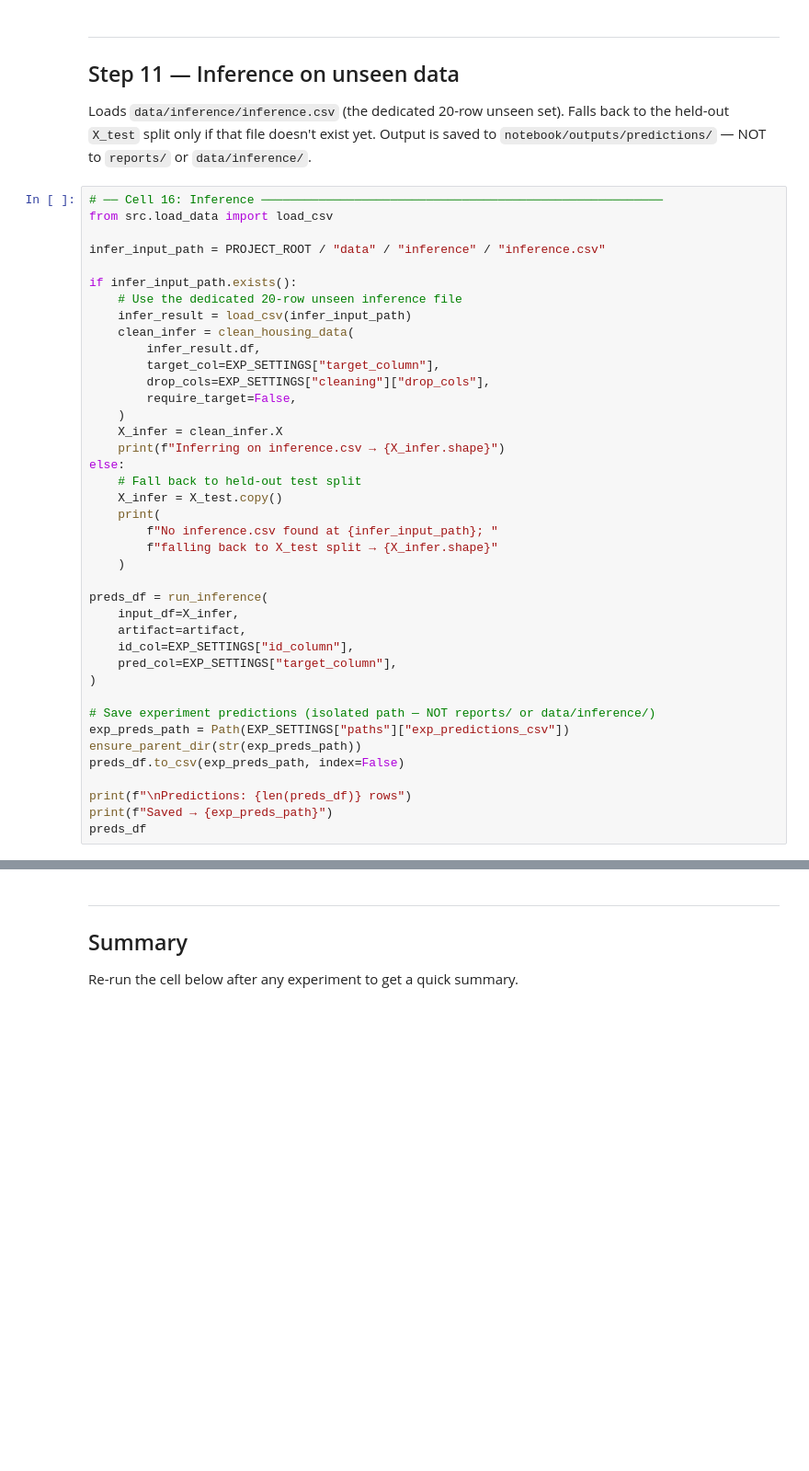
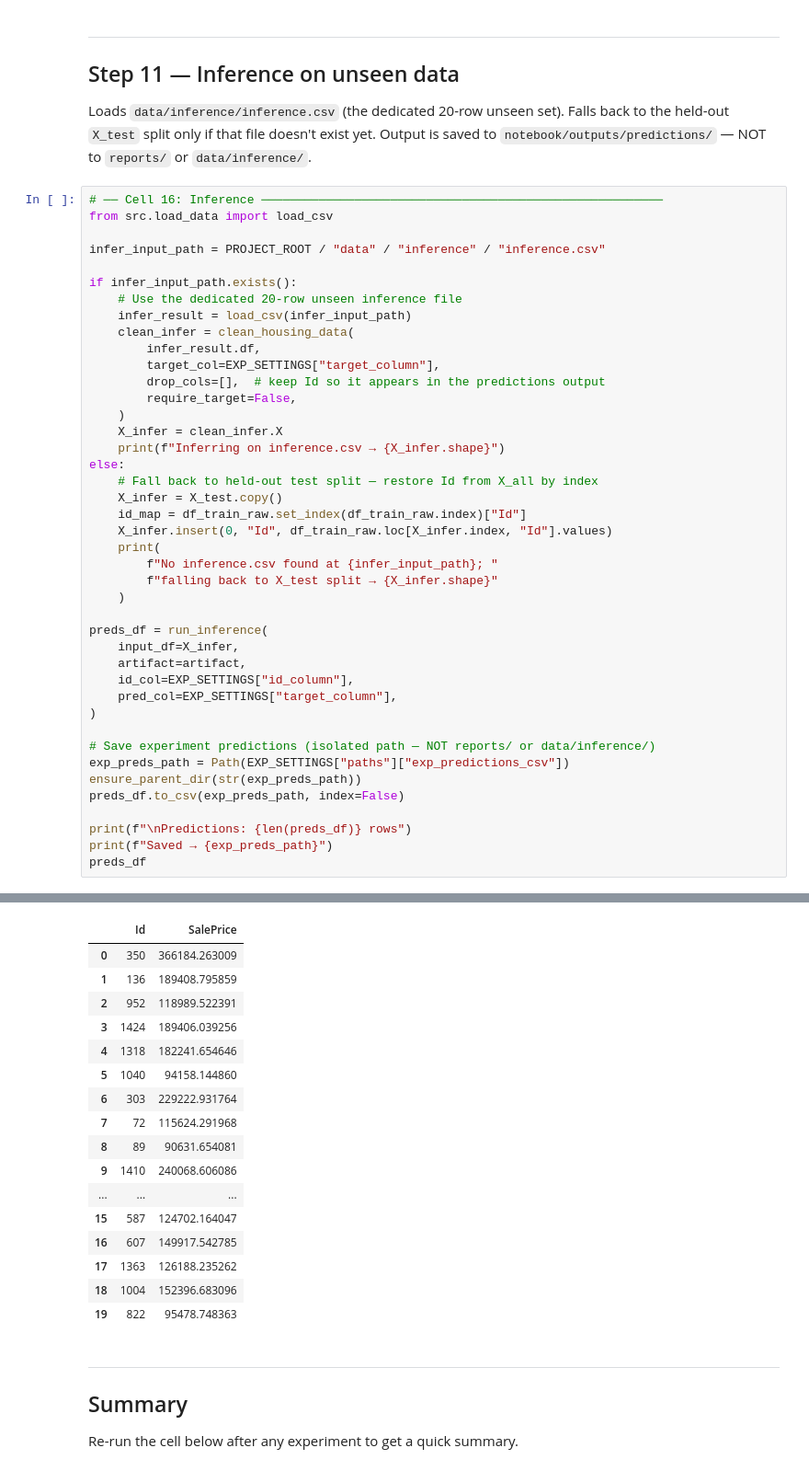
Before and after one commit to jclujan/my-project1-mlops, a Jupyter notebook: notebook/experiment.ipynb, the cells around one changed output, grey strips where cells are left out. Shown at 92% size. Drawn from its saved outputs; the diff is of its cells as text; blank space fills up the shorter version.

Commit message:
predictions.csv changed, clean.csv, experiment chnaged , main.py changed and all is good in this branch

```diff
--- a/notebook/experiment.ipynb
+++ b/notebook/experiment.ipynb
@@ -487,14 +485,16 @@ if infer_input_path.exists():
     clean_infer = clean_housing_data(
         infer_result.df,
         target_col=EXP_SETTINGS["target_column"],
-        drop_cols=EXP_SETTINGS["cleaning"]["drop_cols"],
+        drop_cols=[],  # keep Id so it appears in the predictions output
         require_target=False,
     )
     X_infer = clean_infer.X
     print(f"Inferring on inference.csv → {X_infer.shape}")
 else:
-    # Fall back to held-out test split
+    # Fall back to held-out test split — restore Id from X_all by index
     X_infer = X_test.copy()
+    id_map = df_train_raw.set_index(df_train_raw.index)["Id"]
+    X_infer.insert(0, "Id", df_train_raw.loc[X_infer.index, "Id"].values)
     print(
         f"No inference.csv found at {infer_input_path}; "
         f"falling back to X_test split → {X_infer.shape}"
@@ -515,3 +515,4 @@ preds_df.to_csv(exp_preds_path, index=False)
 print(f"\nPredictions: {len(preds_df)} rows")
 print(f"Saved → {exp_preds_path}")
 preds_df
+# %% [output]
@@ -518,3 +523,20 @@ preds_df
+|  | Id | SalePrice |
+| 0 | 350 | 366184.263009 |
+| 1 | 136 | 189408.795859 |
+| 2 | 952 | 118989.522391 |
+| 3 | 1424 | 189406.039256 |
+| 4 | 1318 | 182241.654646 |
+| 5 | 1040 | 94158.144860 |
+| 6 | 303 | 229222.931764 |
+| 7 | 72 | 115624.291968 |
+| 8 | 89 | 90631.654081 |
+| 9 | 1410 | 240068.606086 |
+| ... | ... | ... |
+| 15 | 587 | 124702.164047 |
+| 16 | 607 | 149917.542785 |
+| 17 | 1363 | 126188.235262 |
+| 18 | 1004 | 152396.683096 |
+| 19 | 822 | 95478.748363 |
 # %% [markdown]
 ---
 ## Summary
```
Also changed, not shown: parts of 2 cells of this notebook, 2 other files.
